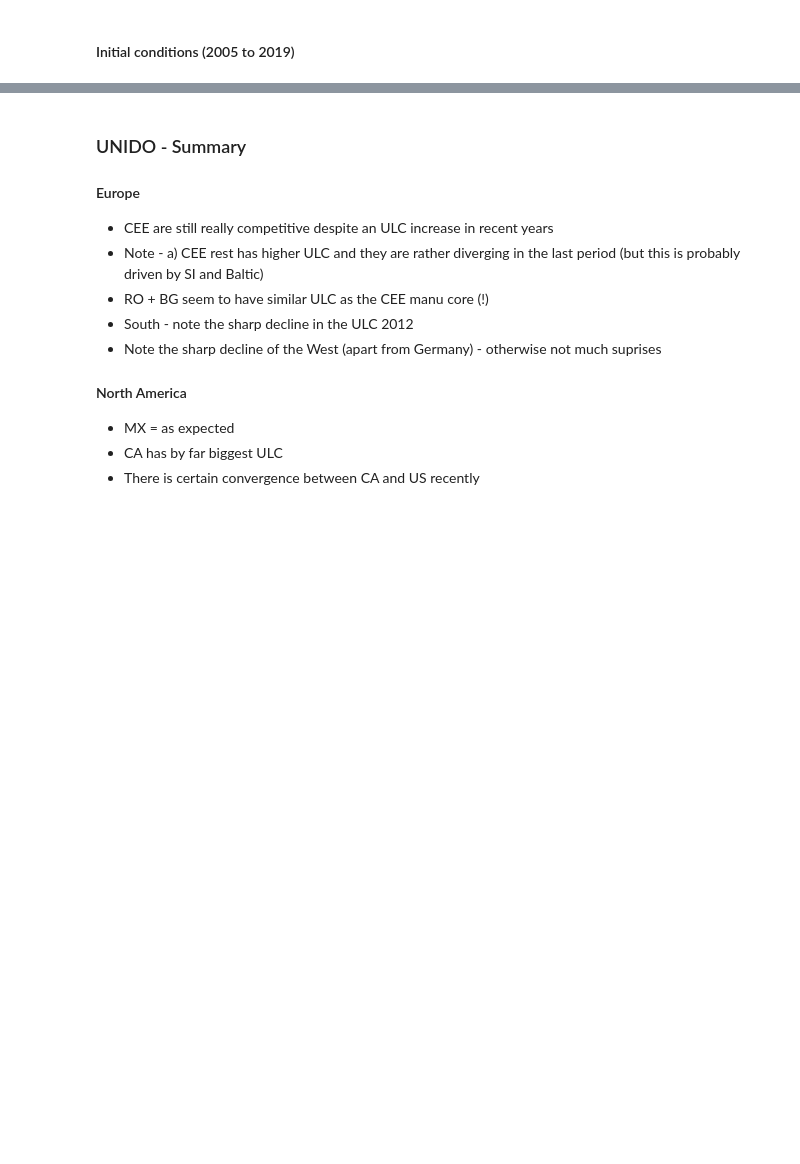
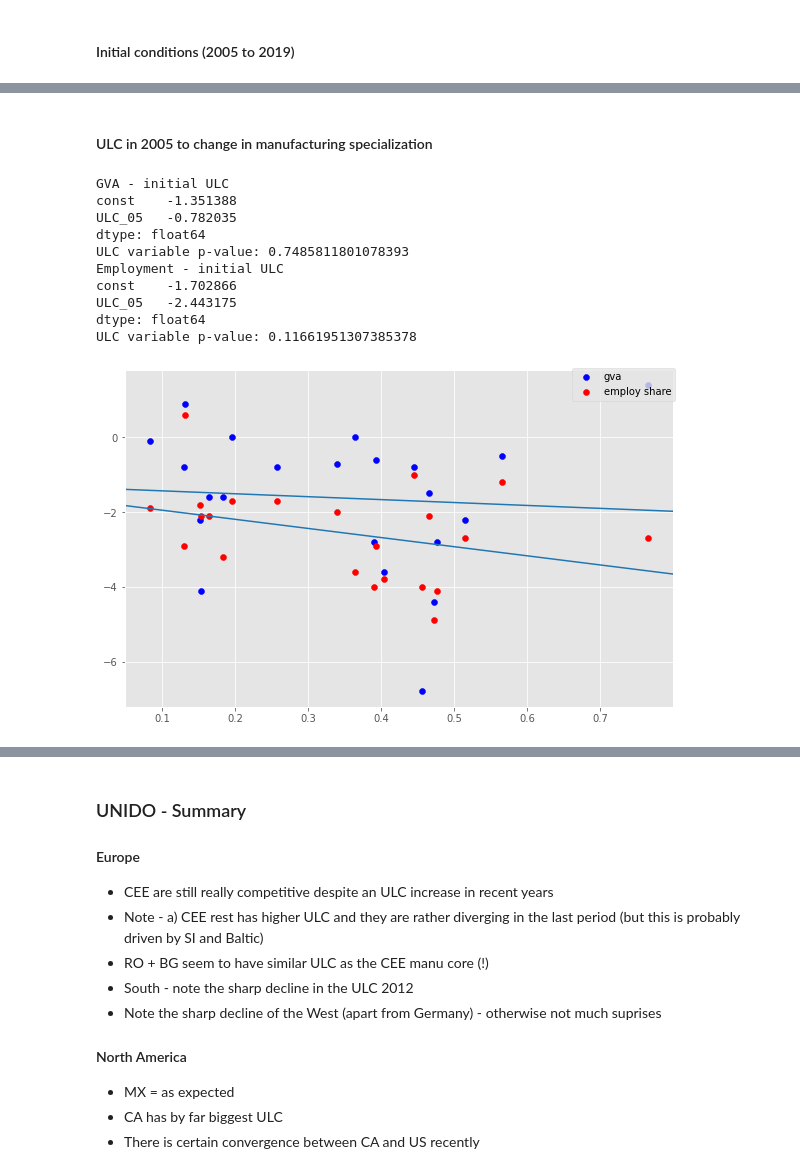
Before and after one commit to JanPintera/ad_hocPy, a Jupyter notebook: cee_competitiveness/CEE_competitivness.ipynb, the cells around one changed output, grey strips where cells are left out. Saved outputs shown, nothing was run; the diff lists cells and outputs as text; code cells hidden in the pictures; blank space fills up the shorter version.

Commit message:
[29-11-2022] ULC-Manu specialisation analysis vol.2

```diff
--- a/cee_competitiveness/CEE_competitivness.ipynb
+++ b/cee_competitiveness/CEE_competitivness.ipynb
@@ -596 +604,29 @@ dtype: float64
 [figure]
+# %% [markdown]
+#### ULC in 2005 to change in manufacturing specialization
+# %%
+# gva_share_diff_19_05
+with plt.style.context('ggplot'):
+    fig, ax = plt.subplots(constrained_layout=True, figsize=(8, 5))
+
+    print('GVA - initial ULC')
+    ax.scatter(manu_spec_ulc_eu_19['ULC_05'], manu_spec_ulc_eu_19['gva_share_diff_19_05'], label = 'gva', c='b')
+    plot_ols_trend(manu_spec_ulc_eu_19['gva_share_diff_19_05'], manu_spec_ulc_eu_19['ULC_05'], ax)
+
+    print('Employment - initial ULC')
+    ax.scatter(manu_spec_ulc_eu_19['ULC_05'], manu_spec_ulc_eu_19['employ_share_diff_19_05'], label = 'employ share', c='r')
+    plot_ols_trend(manu_spec_ulc_eu_19['employ_share_diff_19_05'], manu_spec_ulc_eu_19['ULC_05'], ax)
+
+    fig.legend()
+# %% [output]
+GVA - initial ULC
+const    -1.351388
+ULC_05   -0.782035
+dtype: float64
+ULC variable p-value: 0.7485811801078393
+Employment - initial ULC
+const    -1.702866
+ULC_05   -2.443175
+dtype: float64
+ULC variable p-value: 0.11661951307385378
+[figure, added]
```
Also changed, not shown: parts of 8 cells of this notebook, 1 other file.
